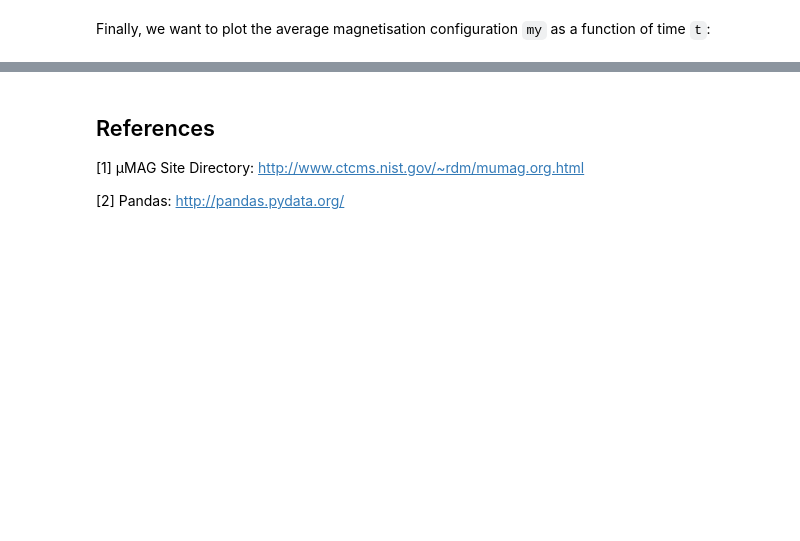
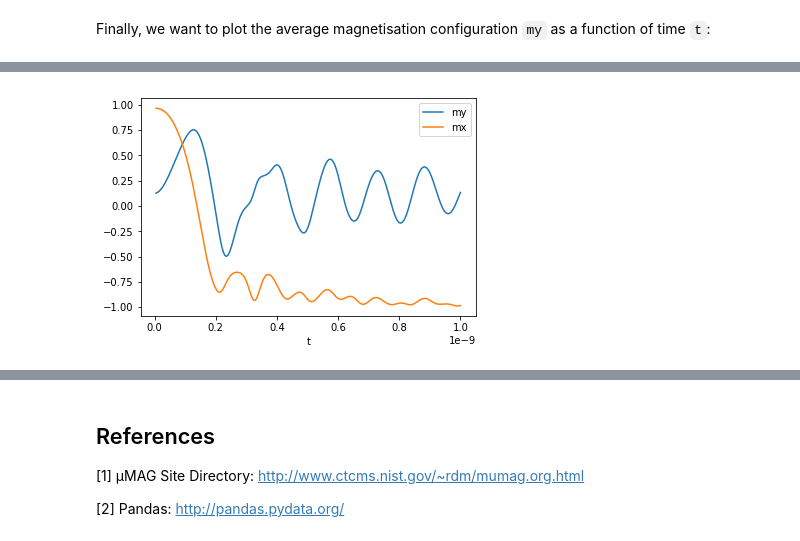
Before and after one commit to fangohr/talk-pyconde-2018, a Jupyter notebook: standard_problem4.ipynb, the cells around one changed output, grey strips where cells are left out. Drawn from its saved outputs; the diff is of its cells as text; code cells hidden in the pictures; blank space fills up the shorter version.

```diff
--- a/standard_problem4.ipynb
+++ b/standard_problem4.ipynb
@@ -162,3 +162,5 @@ myplot = system.dt.plot("t", "mx")
 # %%
-# myplot = system.dt.plot("t", ["my", "mx"])
+myplot = system.dt.plot("t", ["my", "mx"])
+# %% [output]
+[figure, added]
 # %%
```
Also changed, not shown: parts of 6 cells of this notebook, 1 other file.
